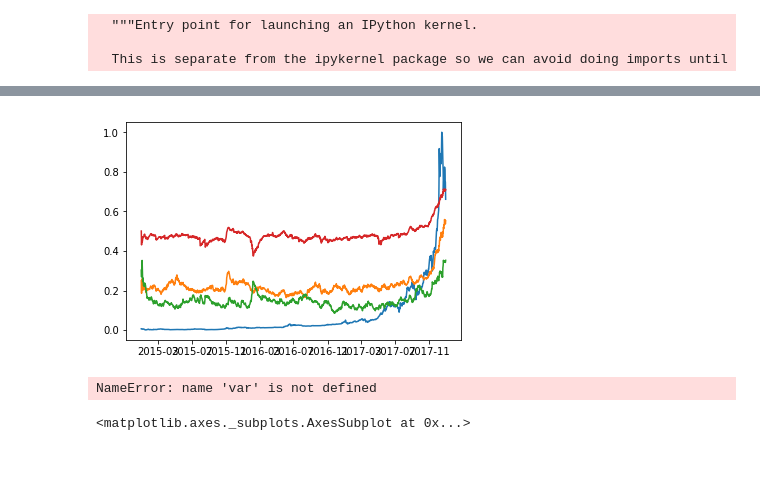
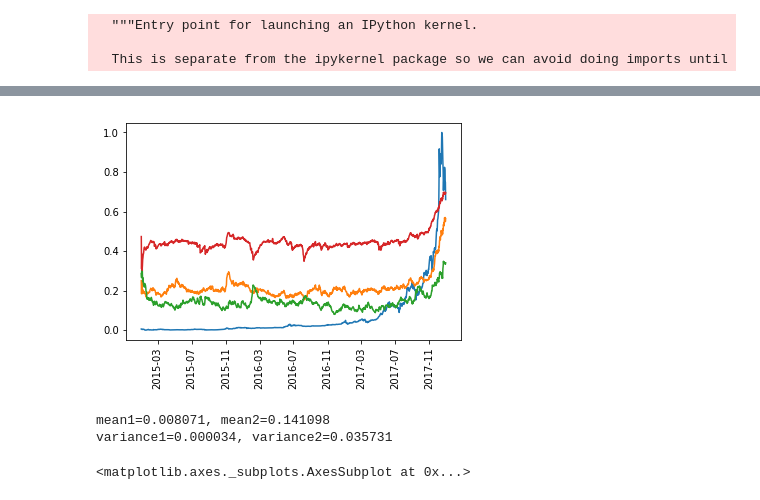
Before and after one commit to akkiannu/Predicting-Price-of-Bitcoin, a Jupyter notebook: data_gathering/project_akshay.ipynb, the cells around one changed output, grey strips where cells are left out. Cells and saved outputs as stored; diff of their text form; code cells hidden in the pictures; blank space fills up the shorter version.

```diff
--- a/data_gathering/project_akshay.ipynb
+++ b/data_gathering/project_akshay.ipynb
@@ -157,7 +157,7 @@ df_tweets_test.head()
 | 3 | 3 | en |  | 2 | rt : 's future lies in the billio... | 2015-01-01 |
 | 4 | 1 | en |  | 2 | new post how one startup wants to... | 2015-01-01 |
 # %%
-df_tweets_test_text = pd.pivot_table(df_tweets_test, index=['time'],values=['text'],aggfunc=lambda x: ' '.join(x))
+df_tweets_test_text = pd.pivot_table(df_tweets_test, index=['time'],values=['text'],aggfunc=lambda x: '.'.join(x))
 # %%
 df_tweets_test_text['text']=df_tweets_test_text['text'].apply(lambda x:str(x))
 # %%
@@ -379,23 +379,28 @@ merged_data.corr()
 # %%
 plt.plot(merged_data.index,merged_data['Close_scaled'])
 # plt.plot(merged_data['Date'],merged_data['Volume_scaled'])
 plt.plot(merged_data.index,merged_data['Posi_ewma'])
 plt.plot(merged_data.index,merged_data['Nega_ewma'])
 plt.plot(merged_data.index,merged_data['Comp_ewma'])
 # plt.plot(merged_data['Date'],merged_data['Positive_scaled'])
 # plt.plot(merged_data['Date'],merged_data['Negative_scaled'])
 #plt.legend(['y = Closing prices','y = Volume','y= Compound','y= Positive','y= Negative'],loc='lower right')
+plt.xticks(rotation=90)
 plt.show()
 # %% [output]
-[figure, old version]
+[figure, new version]
 # %%
+import math
 X=merged_data['Close_scaled'].values
-split=len(X)/2
+split=math.ceil(len(X)/2)
 X1,X2 = X[0:split],X[split:]
 mean1,mean2=X1.mean(),X2.mean()
-var1,var2=X1.var(),X2,var()
+var1,var2=X1.var(),X2.var()
+print('mean1=%f, mean2=%f' % (mean1, mean2))
+print('variance1=%f, variance2=%f' % (var1, var2))
 # %% [output]
-NameError: name 'var' is not defined
+mean1=0.008071, mean2=0.141098
+variance1=0.000034, variance2=0.035731
 # %%
 merged_data['Close_scaled'].hist()
 # %% [output]
```
Also changed, not shown: parts of 38 cells of this notebook.
